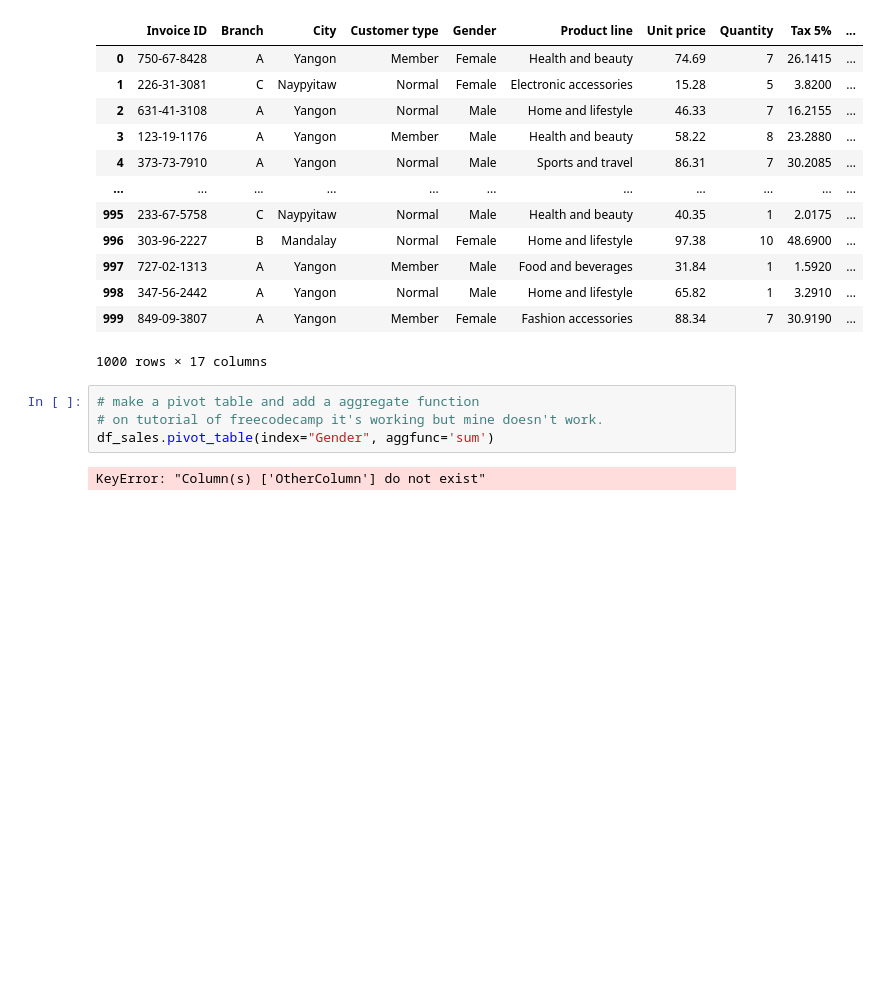
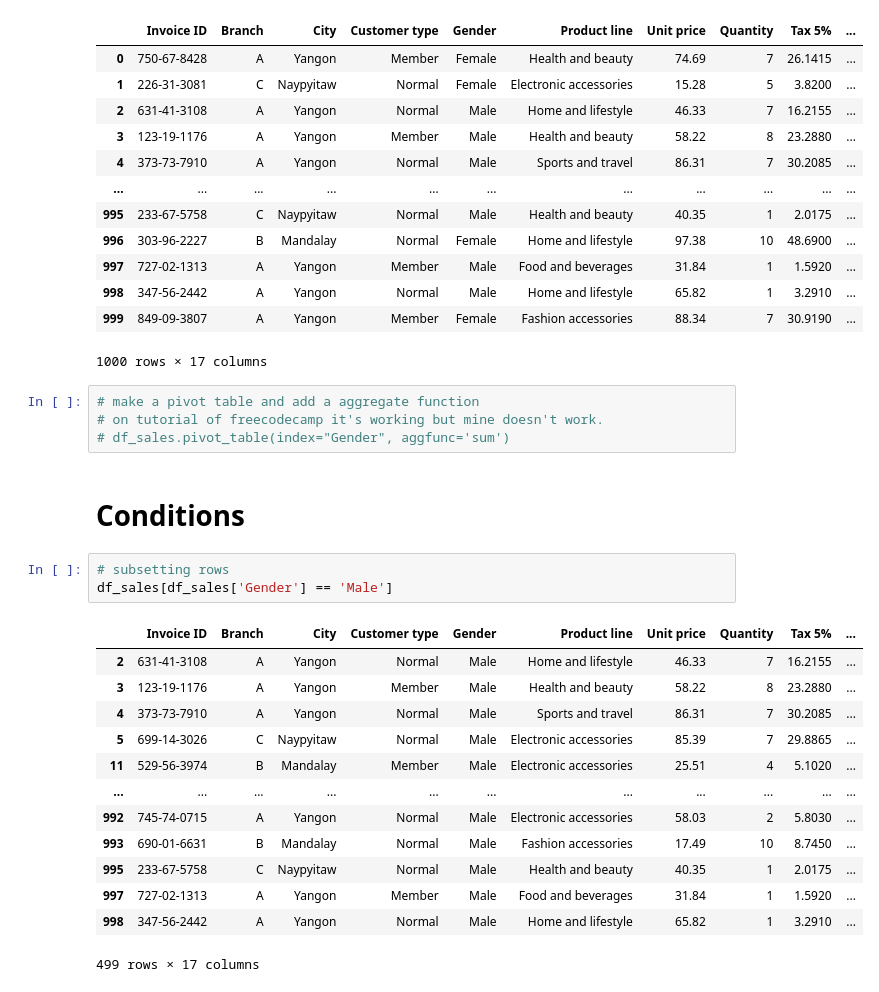
Before and after one commit to Eyakub/Problem-solving, a Jupyter notebook: Python/Pandas/pivot_table_condition.ipynb, the cells around one changed output. Saved outputs shown, nothing was run; the diff lists cells and outputs as text; blank space fills up the shorter version.

```diff
--- a/Python/Pandas/pivot_table_condition.ipynb
+++ b/Python/Pandas/pivot_table_condition.ipynb
@@ -63,6 +63,23 @@ df_sales
 # %%
 # make a pivot table and add a aggregate function
 # on tutorial of freecodecamp it's working but mine doesn't work.
-df_sales.pivot_table(index="Gender", aggfunc='sum')
+# df_sales.pivot_table(index="Gender", aggfunc='sum')
-# %% [output]
-KeyError: "Column(s) ['OtherColumn'] do not exist"
+# %% [markdown]
+# Conditions
+# %%
+# subsetting rows
+df_sales[df_sales['Gender'] == 'Male']
+# %% [output]
+|  | Invoice ID | Branch | City | Customer type | Gender | Product line | Unit price | Quantity | Tax 5% | ... |
+| 2 | 631-41-3108 | A | Yangon | Normal | Male | Home and lifestyle | 46.33 | 7 | 16.2155 | ... |
+| 3 | 123-19-1176 | A | Yangon | Member | Male | Health and beauty | 58.22 | 8 | 23.2880 | ... |
+| 4 | 373-73-7910 | A | Yangon | Normal | Male | Sports and travel | 86.31 | 7 | 30.2085 | ... |
+| 5 | 699-14-3026 | C | Naypyitaw | Normal | Male | Electronic accessories | 85.39 | 7 | 29.8865 | ... |
+| 11 | 529-56-3974 | B | Mandalay | Member | Male | Electronic accessories | 25.51 | 4 | 5.1020 | ... |
+| ... | ... | ... | ... | ... | ... | ... | ... | ... | ... | ... |
+| 992 | 745-74-0715 | A | Yangon | Normal | Male | Electronic accessories | 58.03 | 2 | 5.8030 | ... |
+| 993 | 690-01-6631 | B | Mandalay | Normal | Male | Fashion accessories | 17.49 | 10 | 8.7450 | ... |
+| 995 | 233-67-5758 | C | Naypyitaw | Normal | Male | Health and beauty | 40.35 | 1 | 2.0175 | ... |
+| 997 | 727-02-1313 | A | Yangon | Member | Male | Food and beverages | 31.84 | 1 | 1.5920 | ... |
+| 998 | 347-56-2442 | A | Yangon | Normal | Male | Home and lifestyle | 65.82 | 1 | 3.2910 | ... |
+499 rows × 17 columns
```
Also changed, not shown: parts of 1 cell of this notebook, 5 other files.
